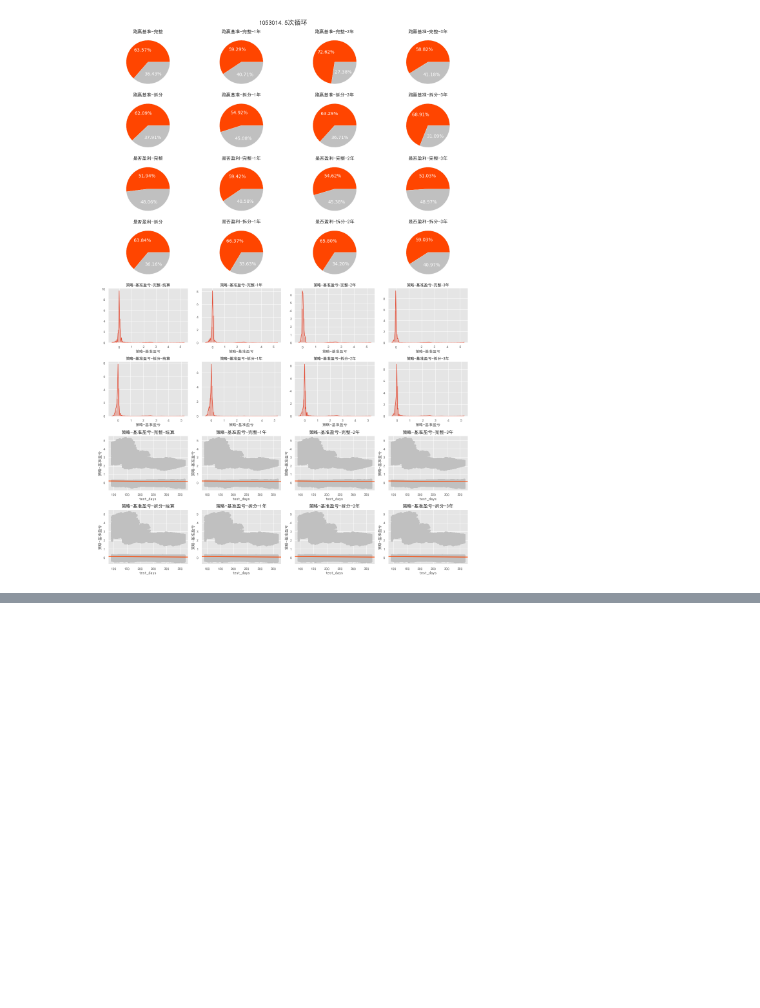
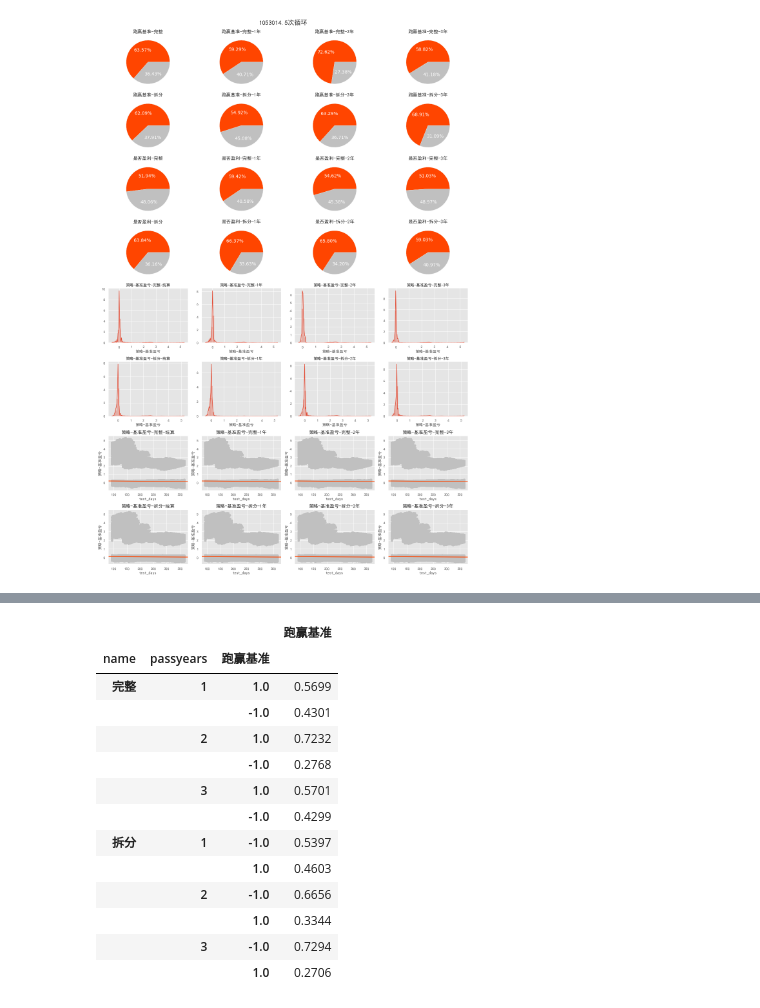
Before and after one commit to GuQiangJS/gquant-example, a Jupyter notebook: 周内效应/ETF-周内效应-510500.ipynb, the cells around one changed output, grey strips where cells are left out. Drawn from its saved outputs; the diff is of its cells as text; code cells hidden in the pictures; blank space fills up the shorter version.

```diff
--- a/周内效应/ETF-周内效应-510500.ipynb
+++ b/周内效应/ETF-周内效应-510500.ipynb
@@ -215,0 +238,18 @@ report[report['test_days']<200].groupby('name')['基准最大回撤','策略最
+# %%
+report_1.groupby(
+    ['name', 'passyears'])['跑赢基准'].value_counts(normalize=True).to_frame()
+# %% [output]
+|  |  |  | 跑赢基准 |
+| name | passyears | 跑赢基准 |  |
+| 完整 | 1 | 1.0 | 0.5699 |
+|  |  | -1.0 | 0.4301 |
+|  | 2 | 1.0 | 0.7232 |
+|  |  | -1.0 | 0.2768 |
+|  | 3 | 1.0 | 0.5701 |
+|  |  | -1.0 | 0.4299 |
+| 拆分 | 1 | -1.0 | 0.5397 |
+|  |  | 1.0 | 0.4603 |
+|  | 2 | -1.0 | 0.6656 |
+|  |  | 1.0 | 0.3344 |
+|  | 3 | -1.0 | 0.7294 |
+|  |  | 1.0 | 0.2706 |
```
Also changed, not shown: parts of 9 cells of this notebook.
